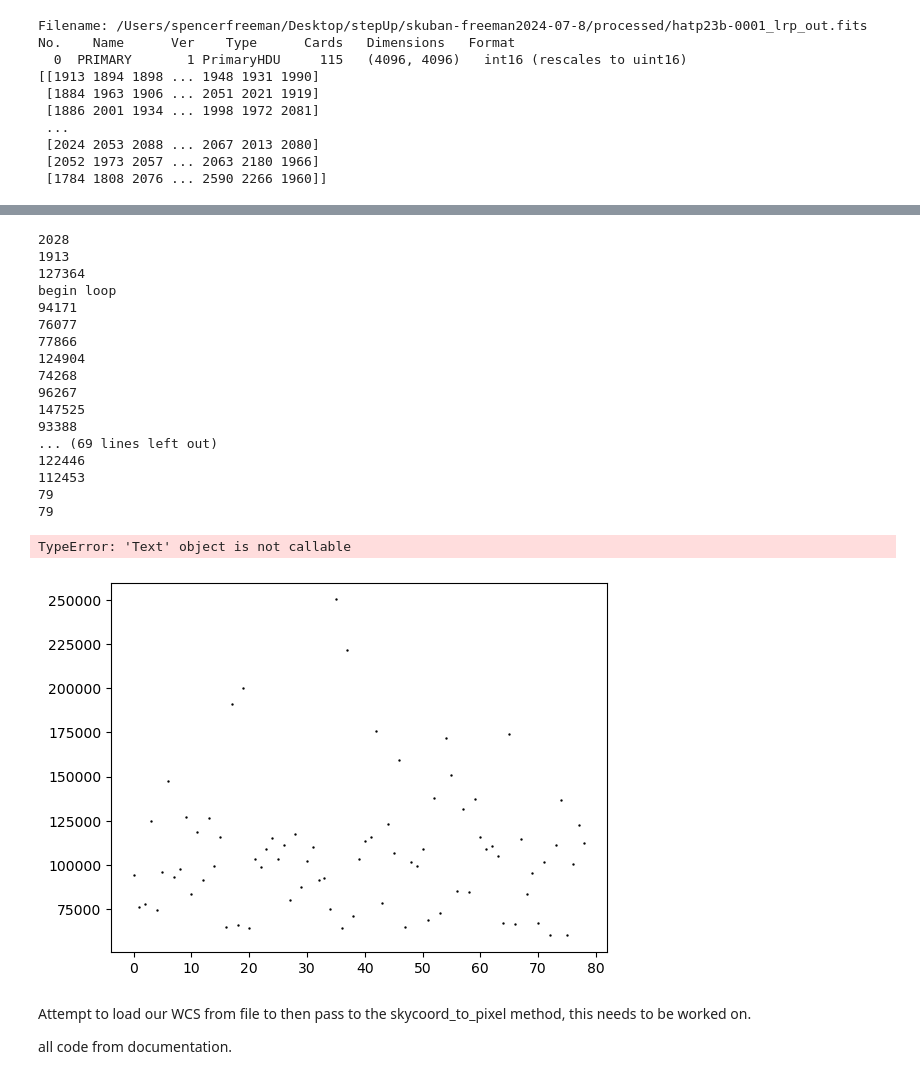
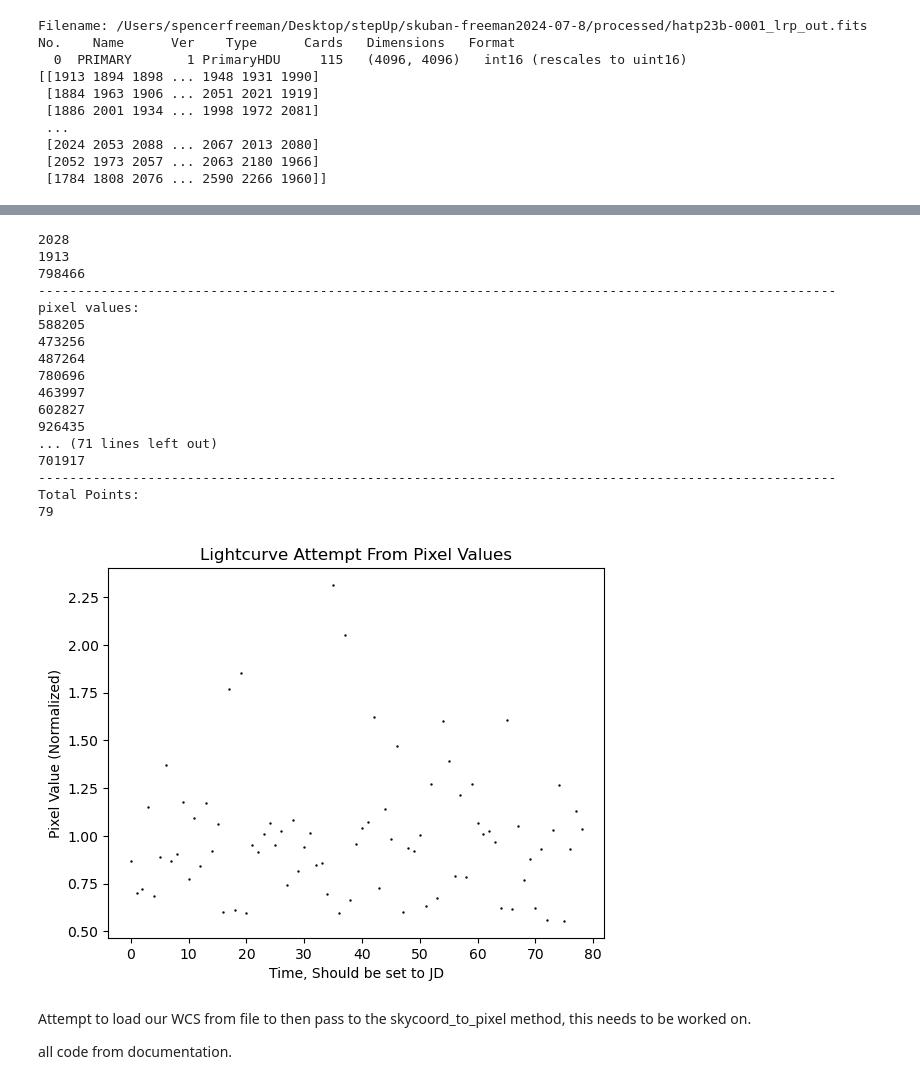
Before and after one commit to STEPUP-AstroPGH/LightKurveDEMO, a Jupyter notebook: doc_examples/astropy.ipynb, the cells around one changed output, grey strips where cells are left out. Saved outputs shown, nothing was run; the diff lists cells and outputs as text; code cells hidden in the pictures.

```diff
--- a/doc_examples/astropy.ipynb
+++ b/doc_examples/astropy.ipynb
@@ -67,9 +67,9 @@ import astropy.wcs.utils as awu
 
 #skycoord_to_pixel converts a wcs header into a numpy array that stores the specific pixel values.
 #hatp23_pix = awu.skycoord_to_pixel()
-xcoord = 2400
-ycoord = 2020
-pix = 8
+xcoord = 2390
+ycoord = 2010
+pix = 20
 #the star is roughly 15x15 pixels (from AIJ), hence we will sum the surrounding pixel values
 print(file_data[2405][2025])
 print(file_data[0][0])
@@ -77,54 +77,56 @@ print(file_data[0][0])
 #sum the target star pixel values, ranges based on aij but should be pulled from image header.
 def sum_pixels(x_pix, y_pix, pixel, file_data):
     pix_sum = 0
     for i in range(x_pix, x_pix + pixel):
         for j in range(y_pix, y_pix + pixel):
             pix_sum = pix_sum + file_data[i][j]
             i=i+1
         j=j+1
     print(pix_sum)
     return(pix_sum)
 
 sum_pixels(xcoord, ycoord, pix, file_data)
 
 pixel_value_array = np.empty([len(file_linkedlist)])
 
-print("begin loop")
+print("------------------------------------------------------------------------------------------------------")
+print("pixel values: ")
 
 i=0
 for f in file_linkedlist:
     file_pix_data = f[0].data
     pixel_value_array[i] = sum_pixels(xcoord, ycoord, pix, file_pix_data)
     i = i+1
-
+print("------------------------------------------------------------------------------------------------------")
+print("Total Points: ")
 print(i)
-print(len(pixel_value_array))
 
 x = np.linspace(0, 78, 79)
 fig, ax = plt.subplots()
-ax.scatter(x, pixel_value_array, s=.5, color='black')
-fig.set_title("Lightcurve Attempt From Pixel Values")
+ax.scatter(x, pixel_value_array/np.average(pixel_value_array), s=.5, color='black')
+ax.set_title("Lightcurve Attempt From Pixel Values")
+ax.set_ylabel("Pixel Value (Normalized)")
+ax.set_xlabel("Time, Should be set to JD")
 plt.show()
 # %% [output]
 2028
 1913
-127364
-begin loop
-94171
-76077
-77866
-124904
-74268
-96267
-147525
-93388
-... (69 lines left out)
-122446
-112453
+798466
+------------------------------------------------------------------------------------------------------
+pixel values:
+588205
+473256
+487264
+780696
+463997
+602827
+926435
+... (71 lines left out)
+701917
+------------------------------------------------------------------------------------------------------
+Total Points:
 79
-79
-TypeError: 'Text' object is not callable
-[figure, old version]
+[figure, new version]
 # %% [markdown]
 Attempt to load our WCS from file to then pass to the skycoord_to_pixel method, this needs to be worked on.
 
```
Also changed, not shown: parts of 1 cell of this notebook.
